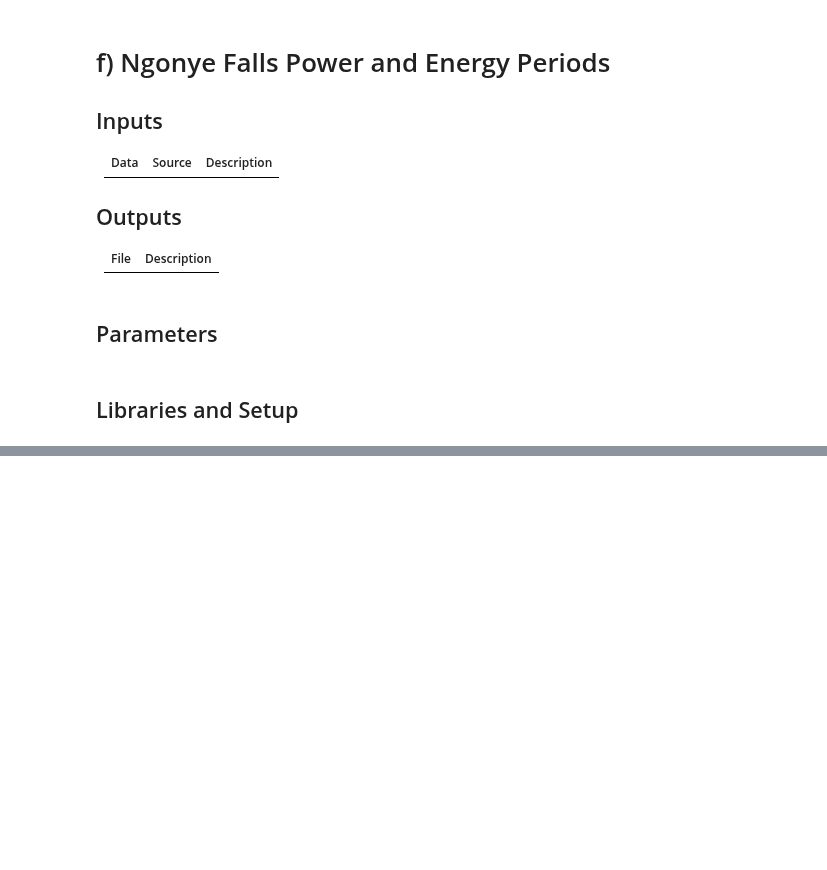
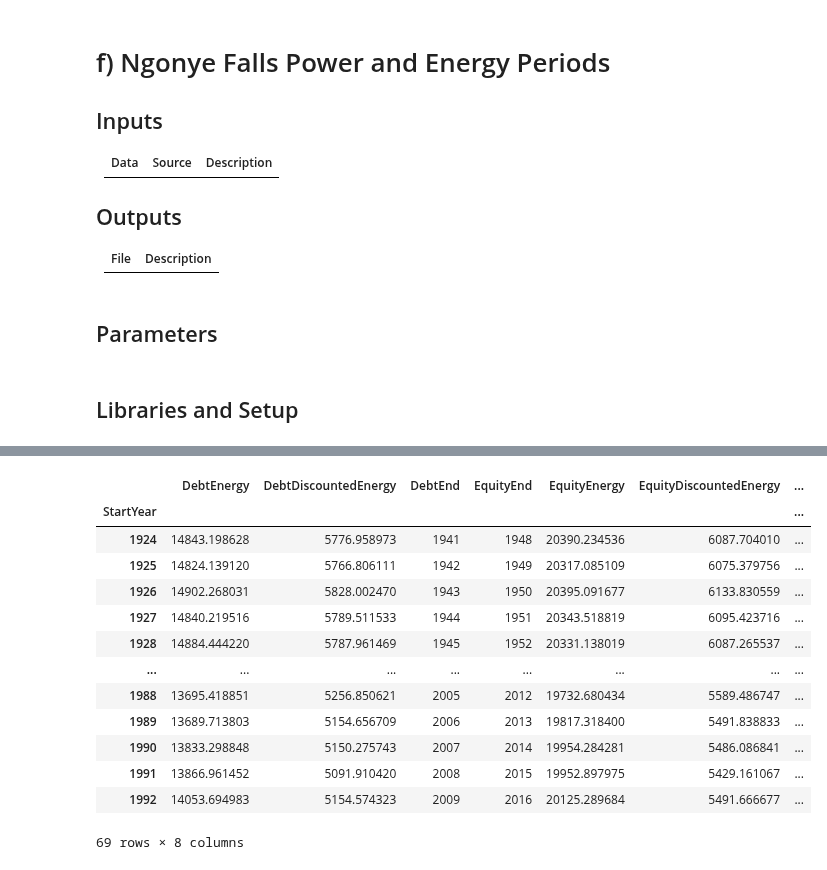
Before and after one commit to AndyFlem/ngonye-notepad, a Jupyter notebook: f_power_energy_periods.ipynb, the cells around one changed output, grey strips where cells are left out. Cells and saved outputs as stored; diff of their text form; code cells hidden in the pictures; blank space fills up the shorter version.

```diff
--- a/f_power_energy_periods.ipynb
+++ b/f_power_energy_periods.ipynb
@@ -92,0 +130,7 @@ pd.concat([sims,pd.DataFrame(columns = list(map(lambda x : 'y'+str(x), range(1,e
+# %%
+sims_summary=(sims.loc[sims['YearNo']==debt_period]).drop(['Energy','YearNo','DiscountedEnergy','DebtEnd','EquityEnd'],axis=1).rename(columns={'CumEnergy':'DebtEnergy','CumDiscountedEnergy':'DebtDiscountedEnergy'})
+
+sims_summary=sims_summary.join((sims.loc[sims['YearNo']==equity_period])
+            .drop(['Energy','YearNo','DiscountedEnergy'],axis=1)
+            .rename(columns={'CumEnergy':'EquityEnergy','CumDiscountedEnergy':'EquityDiscountedEnergy'}))
+sims_summary.head(3)
@@ -92,0 +143,21 @@ pd.concat([sims,pd.DataFrame(columns = list(map(lambda x : 'y'+str(x), range(1,e
+# %%
+sims_summary['DebtAvEnergy']=sims.loc[sims['YearNo']<=debt_period]['Energy'].groupby('StartYear').mean()
+# %%
+sims_summary['EquityAvEnergy']=sims.loc[sims['YearNo']<=equity_period]['Energy'].groupby('StartYear').mean()
+# %%
+sims_summary
+# %% [output]
+|  | DebtEnergy | DebtDiscountedEnergy | DebtEnd | EquityEnd | EquityEnergy | EquityDiscountedEnergy | ... |
+| StartYear |  |  |  |  |  |  | ... |
+| 1924 | 14843.198628 | 5776.958973 | 1941 | 1948 | 20390.234536 | 6087.704010 | ... |
+| 1925 | 14824.139120 | 5766.806111 | 1942 | 1949 | 20317.085109 | 6075.379756 | ... |
+| 1926 | 14902.268031 | 5828.002470 | 1943 | 1950 | 20395.091677 | 6133.830559 | ... |
+| 1927 | 14840.219516 | 5789.511533 | 1944 | 1951 | 20343.518819 | 6095.423716 | ... |
+| 1928 | 14884.444220 | 5787.961469 | 1945 | 1952 | 20331.138019 | 6087.265537 | ... |
+| ... | ... | ... | ... | ... | ... | ... | ... |
+| 1988 | 13695.418851 | 5256.850621 | 2005 | 2012 | 19732.680434 | 5589.486747 | ... |
+| 1989 | 13689.713803 | 5154.656709 | 2006 | 2013 | 19817.318400 | 5491.838833 | ... |
+| 1990 | 13833.298848 | 5150.275743 | 2007 | 2014 | 19954.284281 | 5486.086841 | ... |
+| 1991 | 13866.961452 | 5091.910420 | 2008 | 2015 | 19952.897975 | 5429.161067 | ... |
+| 1992 | 14053.694983 | 5154.574323 | 2009 | 2016 | 20125.289684 | 5491.666677 | ... |
+69 rows × 8 columns
```
Also changed, not shown: parts of 15 cells of this notebook, 19 other files.
